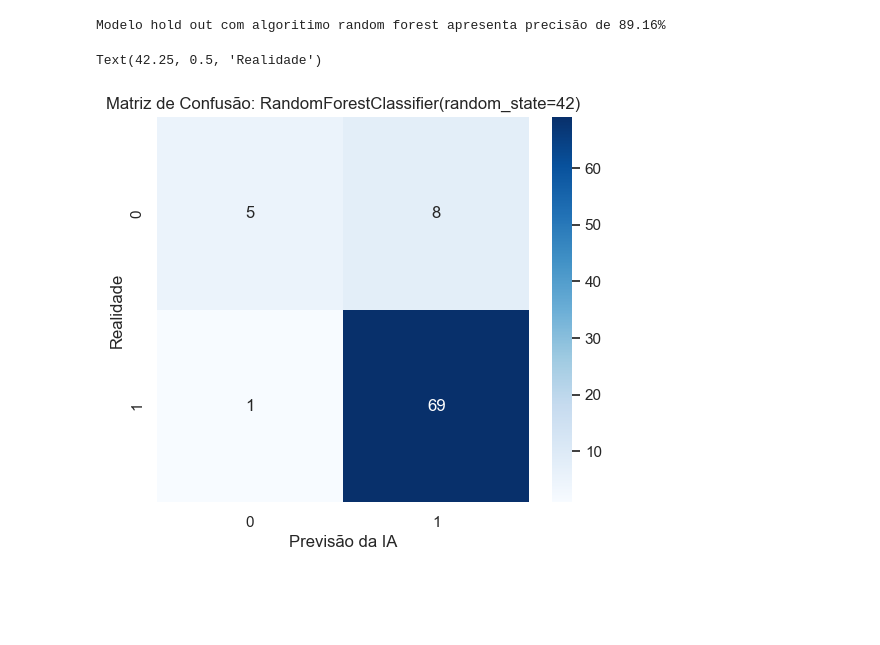
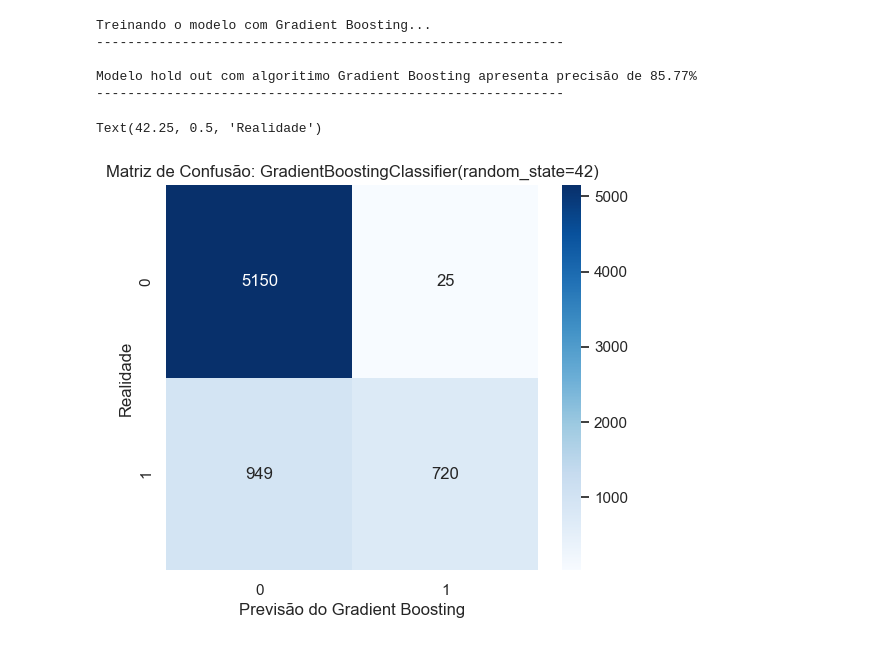
Before and after one commit to Luidy-Costa/project, a Jupyter notebook: lung-cancer-ml/backend/lung_cancer_prediction.ipynb, the cells around one changed output. Drawn from its saved outputs; the diff is of its cells as text; code cells hidden in the pictures; blank space fills up the shorter version.

Commit message:
Feat(Lung Cancer): MVP do pipeline de treino com dataset Synthea
mudança de dataset, de 309 instacias para dataset de 22811 alem de um maior tratamento de dados

```diff
--- a/lung-cancer-ml/backend/lung_cancer_prediction.ipynb
+++ b/lung-cancer-ml/backend/lung_cancer_prediction.ipynb
@@ -112,0 +28,14 @@ Como o dataframe esta agora
+# %%
+#carregando dataset
+arquivo = 'synthea-pt150k-lc-data-sel-convert.csv'
+print("carregando dataset...")
+try:
+    #df_sujo = dataframe sujo
+    df_sujo = pd.read_csv(arquivo, low_memory=False)
+    print("Dataset carregado com susseco!")
+    linha()
+except:
+    print("Houve algum problema na importação do dataset")
+    raise
+print(f"Corpo original do dataframe:{df_sujo.shape}")
+df_sujo.head()
@@ -113,12 +282,12 @@ Como o dataframe esta agora
 # %%
 #traduzindo as strings para boleano
-dataframe = pd.get_dummies(dataframe,drop_first=True)
+df = pd.get_dummies(df,drop_first=True)
 print("Dummies criados")
 print("-"*40)
 
 #definindo dependencias e independencias
-x = dataframe.drop("CANCER_PULMAO_YES", axis=1)
-y = dataframe["CANCER_PULMAO_YES"]
+x = df.drop("Target", axis=1)
+y = df["Target"]
 
 #definindo variaveis para treinamento e teste
 x_treino,x_teste,y_treino,y_teste = train_test_split(x,y,test_size=0.3,random_state=42)
@@ -140,6 +309,9 @@ algoritimos = {
 }
 print("Algoritimos para avaliação definidos")
 print("-"*40)
+
+print(f"Dimensões atuais do dataframe: {df.shape}")
+df.head()
 # %% [output]
 Dummies criados
 ----------------------------------------
@@ -167,14 +346,14 @@ for nome, algoritimo in algoritimos.items():
     print(f"{nome:<25} | {media*100:.2f}% | [+/-]{desvio*100:.2f}%")
 
     if media-desvio > media_comparativa:
-        melhor_algoritimo_nome = nome
-        melhor_algoritimo_objeto = algoritimo
-        melhor_acuracia = media
-        media_comparativa = media - desvio
+        melhor_algoritimo_75_nome = nome
+        melhor_algoritimo_75_objeto = algoritimo
+        melhor_acuracia_75 = media
+        media_comparativa_75 = media - desvio
 
 print("-"*65)
-print(f"Melhor algoritimo: {melhor_algoritimo_nome}")
-print(f"com acuracia media de {melhor_acuracia*100:.2f}%")
+print(f"Melhor algoritimo: {melhor_algoritimo_75_nome}")
+print(f"com acuracia media de {melhor_acuracia_75*100:.2f}%")
 # %% [output]
 ALGORITMO                 | MÉDIA (CV)   | ESTABILIDADE (Desvio)
 _________________________________________________________________
@@ -226,22 +405,29 @@ com acuracia media de 90.19%
 # %%
-modelo = melhor_algoritimo_objeto.fit(x_treino,y_treino)
+print(f"Treinando o modelo com {melhor_algoritimo_75_nome}...")
+linha()
+modelo = melhor_algoritimo_75_objeto.fit(x_treino,y_treino)
 
 previsoes = modelo.predict(x_teste)
 acuracia = accuracy_score(y_teste,previsoes)
 
-print(f"Modelo hold out com algoritimo random forest apresenta precisão de {acuracia*100:.2f}%")
+print(f"Modelo hold out com algoritimo {melhor_algoritimo_75_nome} apresenta precisão de {acuracia*100:.2f}%")
+linha()
 # %% [output]
-Modelo hold out com algoritimo random forest apresenta precisão de 89.16%
+Treinando o modelo com Gradient Boosting...
+------------------------------------------------------------
+
+Modelo hold out com algoritimo Gradient Boosting apresenta precisão de 85.77%
+------------------------------------------------------------
 # %%
 #criando matriz de erro
 plt.figure(figsize=(6, 5))
 sns.heatmap(confusion_matrix(y_teste, previsoes), annot=True, fmt="d", cmap="Blues")
 plt.title(f"Matriz de Confusão: {modelo}")
-plt.xlabel("Previsão da IA")
+plt.xlabel(f"Previsão do {melhor_algoritimo_75_nome}")
 plt.ylabel("Realidade")
 # %% [output]
 Text(42.25, 0.5, 'Realidade')
-[figure, old version]
+[figure, new version]
 # %%
 pureza = pd.Series(modelo.feature_importances_, index=x.columns)
 pureza.nlargest(10).sort_values().plot(kind="barh", color="teal")
```
Also changed, not shown: parts of 17 cells of this notebook, 2 other files.
